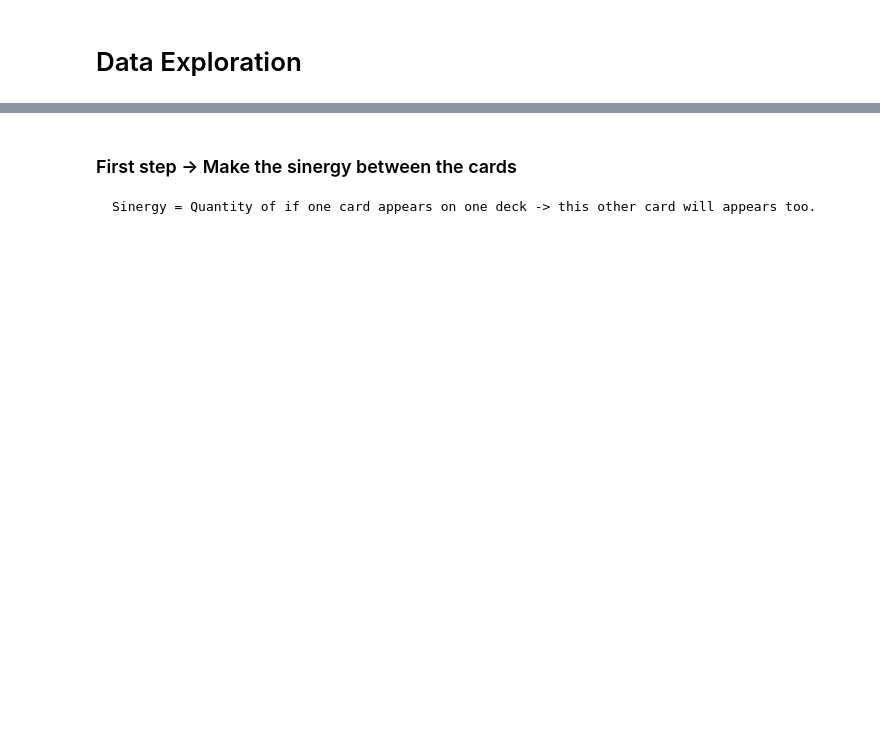
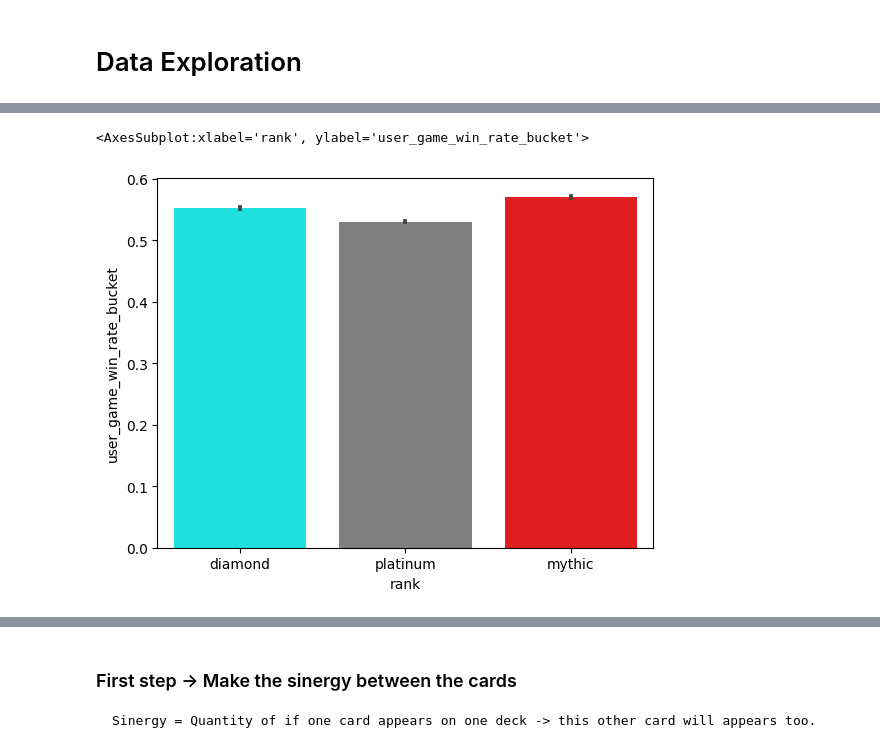
Before and after one commit to DiegoHMM/MTG_drafter, a Jupyter notebook: mtg_data_resume.ipynb, the cells around one changed output, grey strips where cells are left out. Drawn from its saved outputs; the diff is of its cells as text; code cells hidden in the pictures; blank space fills up the shorter version.

```diff
--- a/mtg_data_resume.ipynb
+++ b/mtg_data_resume.ipynb
@@ -9,4 +11,20 @@ import matplotlib.pyplot as plt
 pd.set_option('display.max_columns', None)
 pd.set_option('display.max_rows', None)
+# %%
+#Read all_decks file and get integer columns
+df_deck = pd.read_csv("Data/all_decks.csv",nrows=1)
+#(columns int64 -> int8)
+columns = []
+for column in df_deck.columns.unique():
+    if 'pool_' in column:
+        columns.append(column)
+    if 'pack_card_' in column:
+        columns.append(column)
+
+# Make the dtype dict (int64 -> int8)
+conversion_integers_columns = {item: np.int8 for item in columns}
+conversion_integers_columns['user_game_win_rate_bucket'] = np.float32
+conversion_integers_columns['pick'] = 'category'
 # %%
-df_deck = pd.read_csv("all_decks.csv")
+#df_deck = pd.read_csv("Data/all_decks.csv",dtype=conversion_integers_columns)
+best_users_df = pd.read_csv("Data/draft_data_best_players_sc.csv",dtype=conversion_integers_columns)
@@ -33,0 +67,5 @@ plt.bar(best_users_df['rank'],height=best_users_df['user_game_win_rate_bucket'].
+# %%
+sns.barplot(df_deck,x=df_deck['rank'], y=df_deck['user_game_win_rate_bucket'],estimator='mean', palette=['cyan', 'gray', 'red'])
+# %% [output]
+<AxesSubplot:xlabel='rank', ylabel='user_game_win_rate_bucket'>
+[figure, added]
```
Also changed, not shown: parts of 13 cells of this notebook, 2 other files.
